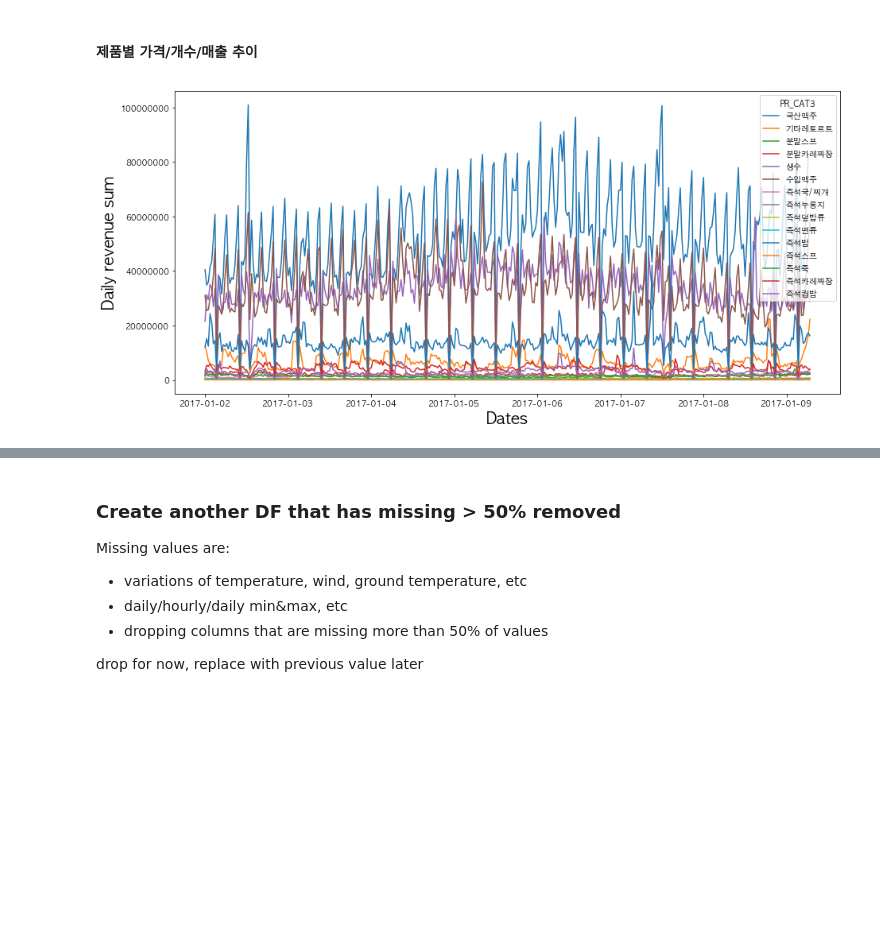
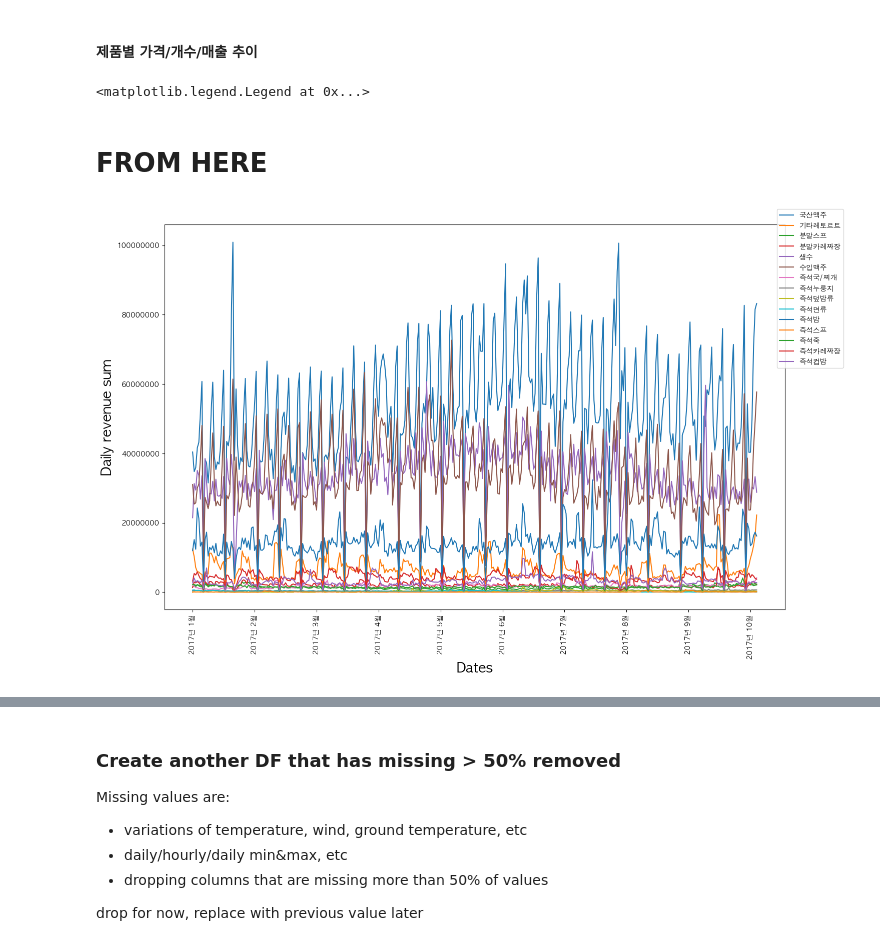
Before and after one commit to PolarBear77/Kaggle-projects, a Jupyter notebook: Data analysis.ipynb, the cells around one changed output, grey strips where cells are left out. Saved outputs shown, nothing was run; the diff lists cells and outputs as text; code cells hidden in the pictures; blank space fills up the shorter version.

```diff
--- a/Data analysis.ipynb
+++ b/Data analysis.ipynb
@@ -247,19 +279,44 @@ print(" 1. 대분류 종류 {}가지:  {}\n 2. 중분류 종류 {}가지: {}\n 3
 # %% [markdown]
 #### 제품별 가격/개수/매출 추이
 # %%
-# Group by date & category 3
-by_date_cat3 = df_data_1.groupby(['SL_DT', 'PR_CAT3']).sum()
+### 시간 고장남
 
-plt.rc('font', family='AppleGothic') # 한글 설정!!!!!
-fig, ax = plt.subplots(figsize=(15, 7))
-ax.ticklabel_format(useOffset=False, style='plain')
 
-ax = by_date_cat3.unstack()['SL_SUM'].plot(ax=ax, fontsize= 10)
-ax.set_ylabel("Daily revenue sum", size= 20)
-ax.set_xlabel("Dates", size= 20)
-_ = ax.set_xticklabels(by_date_cat3.index.levels[0])
+# # Group by date & category 3
+# by_date_cat3 = df_data_1.groupby(['SL_DT', 'PR_CAT3']).sum()
+
+# plt.rc('font', family='AppleGothic') # 한글 설정!!!!!
+# fig, ax = plt.subplots(figsize=(15, 7))
+# ax.ticklabel_format(useOffset=False, style='plain')
+
+# ax = by_date_cat3.unstack()['SL_SUM'].plot(ax=ax, fontsize= 10)
+# ax.set_ylabel("Daily revenue sum", size= 20)
+# ax.set_xlabel("Dates", size= 20)
+# _ = ax.set_xticklabels(by_date_cat3.index.levels[0])
+# ax.legend(bbox_to_anchor=(1.1, 1.05))
 # %% [output]
-[figure, removed]
+<matplotlib.legend.Legend at 0x...>
+# %% [markdown]
+# FROM HERE
+# %%
+# Group by date & category 3
+by_date_cat3 = df_data_1.groupby(['SL_DT', 'PR_CAT3']).sum()
+
+plt.rc('font', family='AppleGothic') # 한글 설정!!!!!
+fig, ax = plt.subplots(figsize=(16, 10))
+ax.ticklabel_format(useOffset=False, style='plain')
+
+ax = by_date_cat3.unstack()['SL_SUM'].plot(ax=ax, fontsize= 10)
+# ax = by_date_cat3.unstack()['SL_SUM'].plot(ax=ax, fontsize= 10)
+
+ax.set_ylabel("Daily revenue sum", size= 20)
+ax.set_xlabel("Dates", size= 20)
+ax.xaxis.set_major_locator(plt.MaxNLocator(12)) # set number of xticks
+_ = ax.set_xticklabels(['2017년 ' +str(i)+'월' for i in range(13)], rotation='vertical' )
+ax.legend(bbox_to_anchor=(1.1, 1.05))
+plt.show()
+# %% [output]
+[figure, added]
 # %%
 plt.rc('font', family='AppleGothic') # 한글 설정!!!!!
 fig, ax = plt.subplots(figsize=(15, 7))
```
Also changed, not shown: parts of 31 cells of this notebook.
